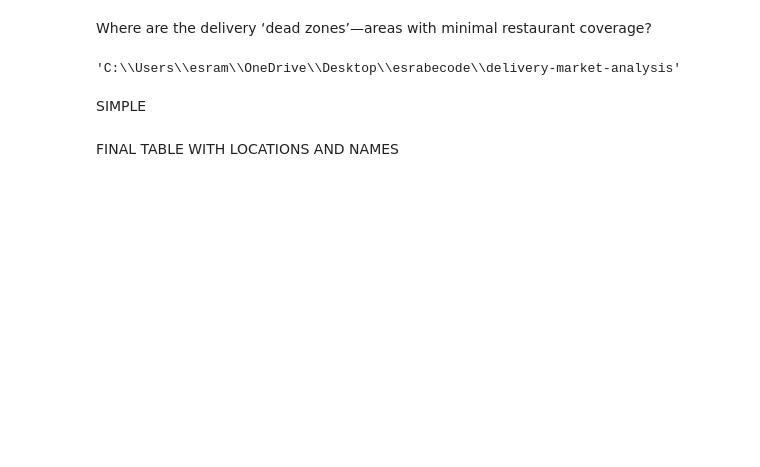
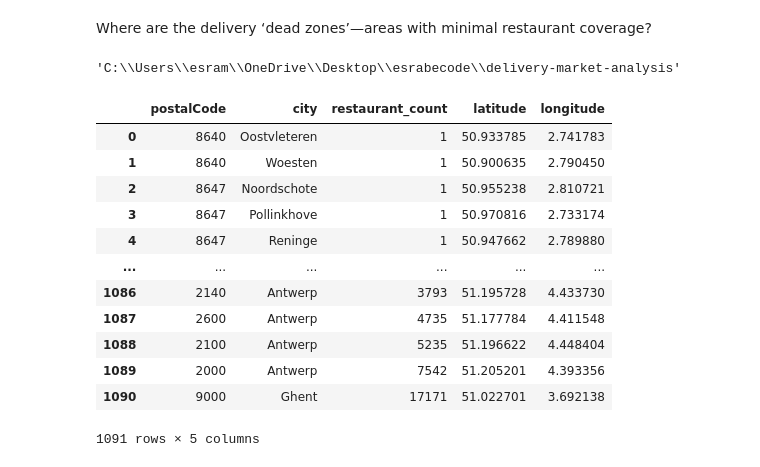
Before and after one commit to esramogulkoc-dev/delivery-market-analysis, a Jupyter notebook: sql/questions/q6.ipynb, the cells around one changed output. Drawn from its saved outputs; the diff is of its cells as text; code cells hidden in the pictures; blank space fills up the shorter version.

```diff
--- a/sql/questions/q6.ipynb
+++ b/sql/questions/q6.ipynb
@@ -8,32 +8,40 @@ os.chdir('C:/Users/esram/OneDrive/Desktop/esrabecode/delivery-market-analysis')
 os.getcwd()
 # %% [output]
 'C:\\Users\\esram\\OneDrive\\Desktop\\esrabecode\\delivery-market-analysis'
-# %% [markdown]
-SIMPLE
 # %%
 import sqlite3
 import pandas as pd
 import matplotlib.pyplot as plt
 conn = sqlite3.connect('data/takeaway.db')
 
 query= """
 SELECT l.postalCode,
-    COUNT(r.primarySlug) AS restaurant_count
-
+       l.city,
+       COUNT(r.primarySlug) AS restaurant_count,
+       MIN(l.latitude) AS latitude,
+       MIN(l.longitude) AS longitude
 FROM restaurants r
-
 JOIN locations_to_restaurants ltr
-ON r.primarySlug = ltr.restaurant_id
-
+    ON r.primarySlug = ltr.restaurant_id
 JOIN locations l
-ON l.id = ltr.location_id
-GROUP BY l.postalCode
-HAVING COUNT(r.primarySlug) < 10
-
-ORDER BY restaurant_count ASC;
+    ON l.id = ltr.location_id
+GROUP BY l.postalCode, l.city
+ORDER BY restaurant_count ASC, l.postalCode ASC;
 """
 
-top_10_deadzone = pd.read_sql_query(query, conn)
-top_10_deadzone
+deadzone_city_postal_df = pd.read_sql_query(query, conn)
+deadzone_city_postal_df
+# %% [output]
+|  | postalCode | city | restaurant_count | latitude | longitude |
+| 0 | 8640 | Oostvleteren | 1 | 50.933785 | 2.741783 |
+| 1 | 8640 | Woesten | 1 | 50.900635 | 2.790450 |
+| 2 | 8647 | Noordschote | 1 | 50.955238 | 2.810721 |
+| 3 | 8647 | Pollinkhove | 1 | 50.970816 | 2.733174 |
+| 4 | 8647 | Reninge | 1 | 50.947662 | 2.789880 |
+| ... | ... | ... | ... | ... | ... |
+| 1086 | 2140 | Antwerp | 3793 | 51.195728 | 4.433730 |
+| 1087 | 2600 | Antwerp | 4735 | 51.177784 | 4.411548 |
+| 1088 | 2100 | Antwerp | 5235 | 51.196622 | 4.448404 |
+| 1089 | 2000 | Antwerp | 7542 | 51.205201 | 4.393356 |
+| 1090 | 9000 | Ghent | 17171 | 51.022701 | 3.692138 |
+1091 rows × 5 columns
-# %% [markdown]
-FINAL TABLE WITH LOCATIONS AND NAMES
```
Also changed, not shown: parts of 4 cells of this notebook, 7 other files.
